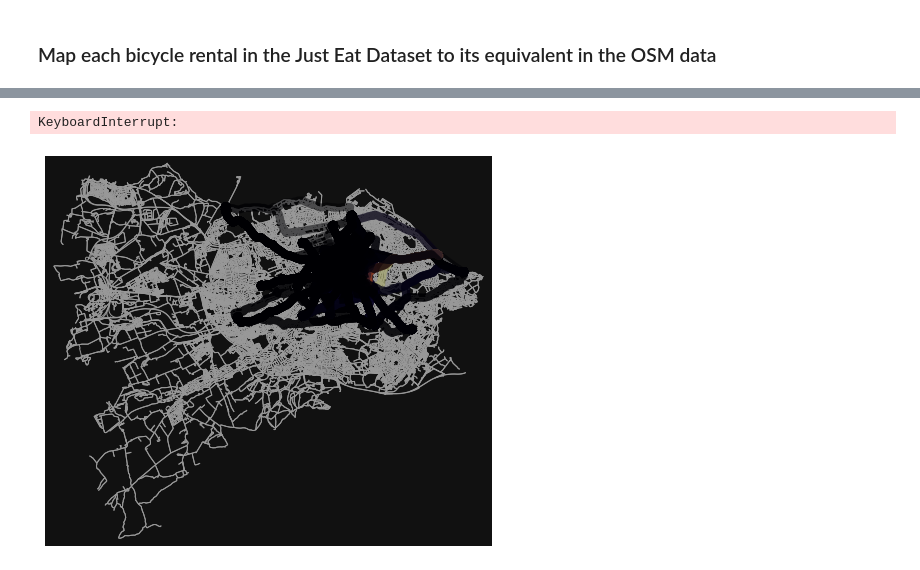
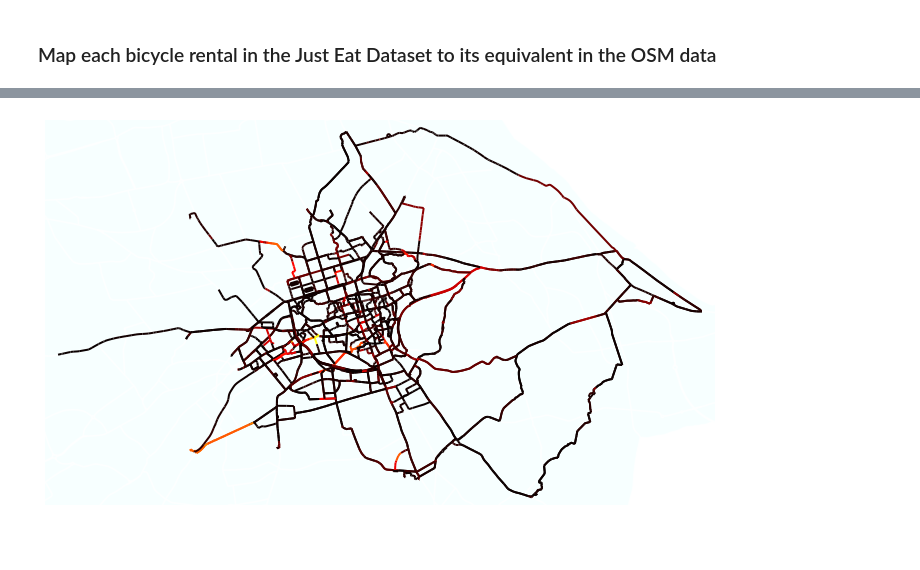
Before and after one commit to EArtiges/Bike_Share_data, a Jupyter notebook: Parallel_Factor_plot.ipynb, the cells around one changed output, grey strips where cells are left out. Drawn from its saved outputs; the diff is of its cells as text; code cells hidden in the pictures; blank space fills up the shorter version.

Commit message:
Plotted the first parallel factor

```diff
--- a/Parallel_Factor_plot.ipynb
+++ b/Parallel_Factor_plot.ipynb
@@ -211,13 +135,18 @@ factor_trips = gpd.GeoDataFrame(factor_trips)
 # %%
 # Precious help from: https://stackoverflow.com/questions/25408393/getting-individual-colors-from-a-color-map-in-matplotlib
 import matplotlib
-cmap = matplotlib.cm.get_cmap('inferno')
 
 routes=[]
 rc=[]
 i=0
+# Many of the parafac components are almost 0; they are not the interesting ones to us. We want to keep the few strong components,
+# That hopefully make this factor disctinctive, so we want to set an intensity threshold under which we won't consider a component of
+# the factor.
+threshold = .01
 
-for r in factor_trips.iterrows():
+factor_trips_toplot = factor_trips[factor_trips.intensity>=threshold].copy()
+print(len(factor_trips_toplot), 'routes to plot')
+for r in factor_trips_toplot.iterrows():
     row = r[1]
 
     orig_node = ox.distance.nearest_nodes(graph_proj, *row.start_geo.xy)
@@ -231,5 +160,5 @@ for r in factor_trips.iterrows():
     color = '#%02x%02x%02x' % cmap(row.intensity, bytes=True)[:-1]
     rc.append(color)
     i+=1
-    print(i)
+    if i%10==0: print(i)
 # %% [output]
@@ -238,5 +181,0 @@ KeyboardInterrupt:
-# %%
-fig, ax = ox.plot_graph_routes(graph_proj, routes, route_colors=rc, node_size=0, route_linewidths=8)
-# %% [output]
-KeyboardInterrupt:
-[figure, removed]
@@ -242,0 +203,36 @@ KeyboardInterrupt:
+# %%
+edges_parafac = edges_proj.reset_index(level=2).copy()
+edges_parafac['intensity'] = df_edge_intensity['i']
+edges_parafac = edges_parafac.loc[edges_in_routes]
+edges_parafac.reset_index(inplace=True)
+edges_parafac.set_index(['u', 'v', 'key'], inplace=True)
+edges_parafac = edges_parafac[~edges_parafac.index.duplicated(keep='first')]
+# %%
+if set(nodes_parafac.index.unique()) == set(edges_parafac.index.get_level_values(0).unique()):
+    print('nodes and edges have the same index')
+
+graph_parafac = ox.graph_from_gdfs(nodes_parafac, edges_parafac)
+# %%
+cmap = matplotlib.cm.get_cmap('hot')
+#cmap = matplotlib.cm.get_cmap('plasma')
+
+rc=[]
+for i in edges_parafac.intensity/edges_parafac.intensity.max():
+    rc.append('#%02x%02x%02x' % cmap(i, bytes=True)[:-1])
+# %%
+fig, ax = plt.subplots(figsize=(12,12))
+fig.patch.set_alpha(0)
+gdf.plot(ax=ax, edgecolor='w', color='azure', alpha=.5, zorder=-2)
+highways_proj.loc['way'][highways_proj.loc['way'].highway.isin(['primary', 'secondary', 'tertiary'])].plot(edgecolor='w',
+                                                                                                           ax=ax, zorder=-1,
+                                                                                                          alpha=.8)
+
+ox.plot_graph(graph_parafac, node_size=0, edge_color=rc,
+              show=False, close=False, ax=ax, edge_linewidth=2)
+plt.axis('off')
+#plt.xlim(min(p.exterior.xy[0]), max(p.exterior.xy[0]))
+#plt.ylim(min(p.exterior.xy[1]), max(p.exterior.xy[1]))
+
+plt.show()
+# %% [output]
+[figure, added]
```
Also changed, not shown: parts of 16 cells of this notebook, 3 other files.
